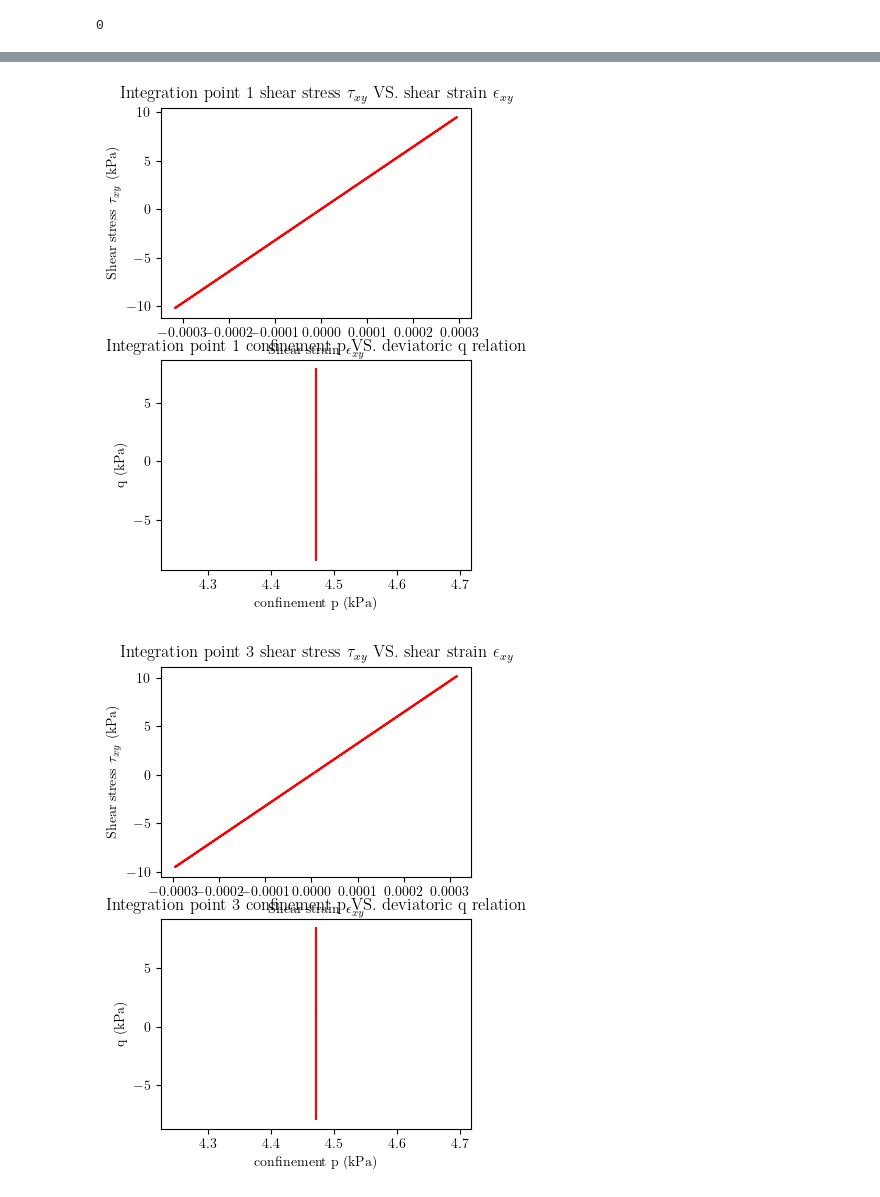
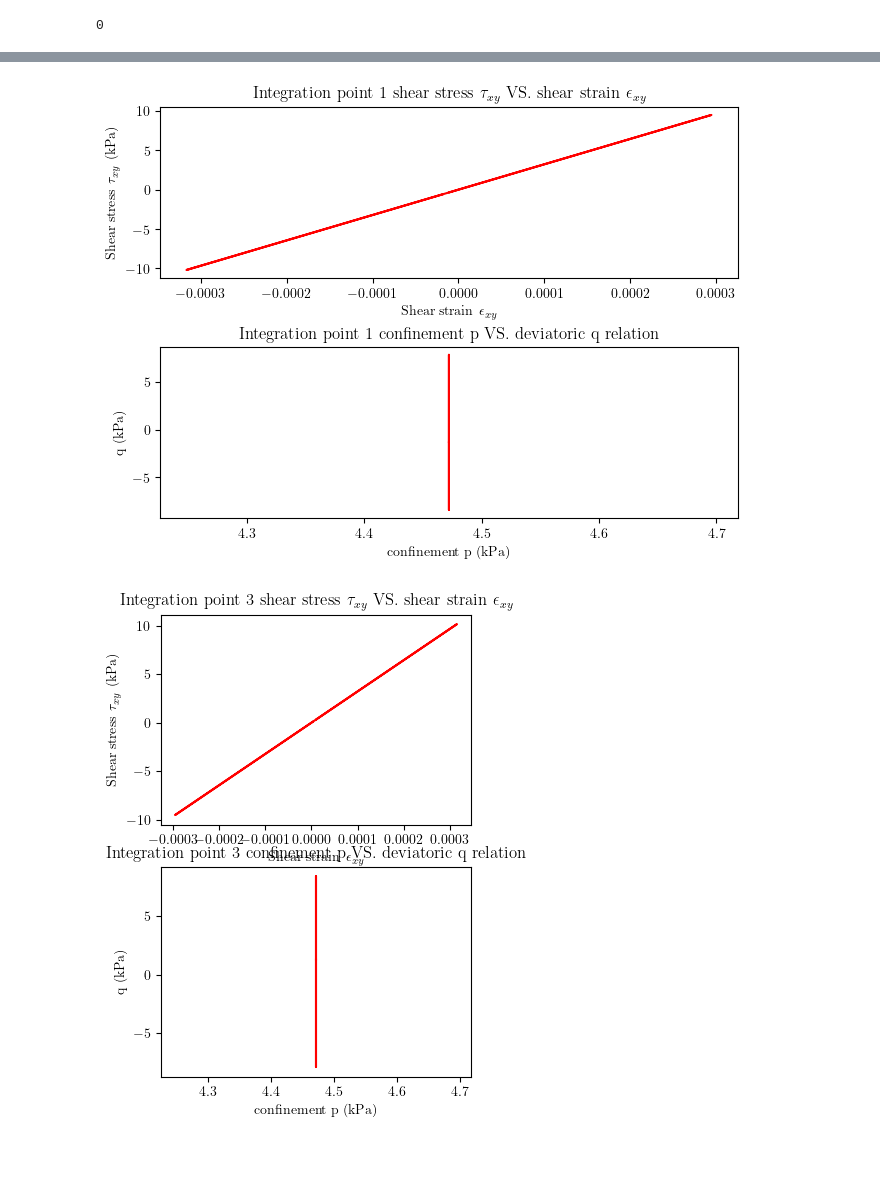
Before and after one commit to FEDEASLab/Benchmarks-Python, a Jupyter notebook: benchmarks/model-5101/main.ipynb, the cells around one changed output, grey strips where cells are left out. Drawn from its saved outputs; the diff is of its cells as text; code cells hidden in the pictures; blank space fills up the shorter version.

```diff
--- a/benchmarks/model-5101/main.ipynb
+++ b/benchmarks/model-5101/main.ipynb
@@ -168,33 +150,32 @@ a1, d1, s1, e1, s5, e5
 # %%
 #integration point 1 p-q
 po = (s1[:, 1] + s1[:, 2] + s1[:, 3]) / 3
 qo = (
     (s1[:, 1] - s1[:, 2]) ** 2
     + (s1[:, 2] - s1[:, 3]) ** 2
     + (s1[:, 1] - s1[:, 3]) ** 2
     + 6.0 * s1[:, 4] ** 2
 )
 qo = np.sign(s1[:, 4]) / 3.0 * qo ** 0.5
 
-plt.figure(1)
-plt.clf()
+# plt.figure(1)
+# plt.clf()
 
-#integration point 1 stress-strain
-plt.subplot(2, 1, 1)
-plt.plot(e1[:, 3], s1[:, 4], "r")
-plt.title(r"Integration point 1 shear stress $\tau_{xy}$ VS. shear strain $\epsilon_{xy}$")
-plt.xlabel(r"Shear strain $\epsilon_{xy}$")
-plt.ylabel(r"Shear stress $\tau_{xy}$ (kPa)")
+# integration point 1 stress-strain
+fig, ax = plt.subplots(2,1, constrained_layout=True)
 
-plt.subplot(2, 1, 2)
-plt.plot(-po, qo, "r")
-plt.title("Integration point 1 confinement p VS. deviatoric q relation")
-plt.xlabel("confinement p (kPa)")
-plt.ylabel("q (kPa)")
-plt.gcf().set_size_inches(fs[2], fs[3])
-# plt.savefig("SS_PQ1.jpg")
+ax[0].plot(e1[:, 3], s1[:, 4], "r")
+ax[0].set_title(r"Integration point 1 shear stress $\tau_{xy}$ VS. shear strain $\epsilon_{xy}$")
+ax[0].set_xlabel(r"Shear strain $\epsilon_{xy}$")
+ax[0].set_ylabel(r"Shear stress $\tau_{xy}$ (kPa)")
+
+ax[1].plot(-po, qo, "r")
+ax[1].set_title("Integration point 1 confinement p VS. deviatoric q relation")
+ax[1].set_xlabel("confinement p (kPa)")
+ax[1].set_ylabel("q (kPa)");
+# fig.savefig("SS_PQ1.jpg")
 # %% [output]
-[figure, old version]
+[figure, new version]
 # %%
 #integration point 3 p-q
 po = (s5[:, 1] + s5[:, 2] + s5[:, 3]) / 3
```
Also changed, not shown: parts of 5 cells of this notebook.
